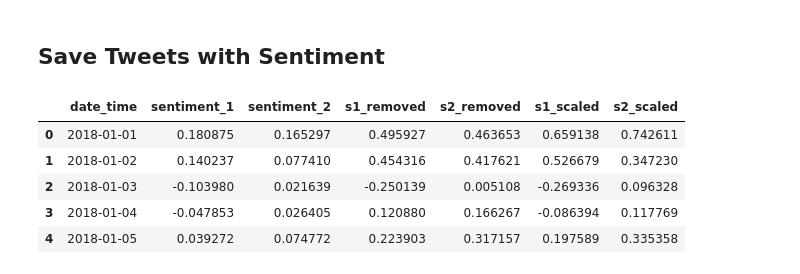
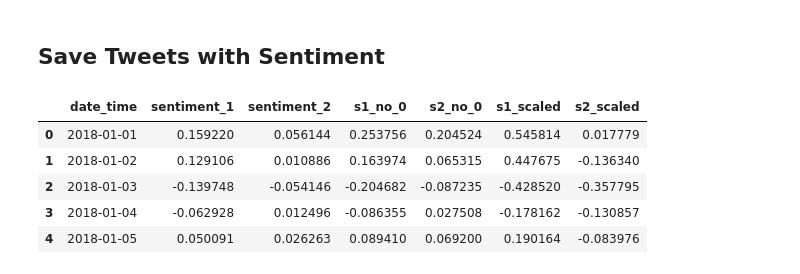
Before and after one commit to erikajane/Predicting_Stock_With_Twitter_Sentiment, a Jupyter notebook: Sentiment Analysis on Tweets.ipynb, the cells around one changed output. Cells and saved outputs as stored; diff of their text form; code cells hidden in the pictures.

```diff
--- a/Sentiment Analysis on Tweets.ipynb
+++ b/Sentiment Analysis on Tweets.ipynb
@@ -124,0 +100,9 @@ tesla_tweets.loc[mask]
+# %%
+# Preview how sentiment scores differ on different tweets
+
+pd.options.display.max_colwidth = 300
+random_subset = tweets.sample(n=10)
+random_subset = random_subset.drop(columns=['id', 'date_time'])
+random_subset.rename(columns={'tweet':'Original Tweet'})
+random_subset = random_subset.rename(columns={'tweet': 'Original Tweet', 'clean_tweet': 'Cleaned Tweet', 'sentiment_1': 'Vader Sentiment', 'sentiment_2':'TextBlob Sentiment'})
+random_subset.head(10)
@@ -450,12 +442,12 @@ filepath = r'/Users/erikadauria/Flatiron/Projects/Tesla_Twitter_Sentiment_Analys
 # %%
 daily_sentiment.to_csv(filepath, header=True)
 # %%
-test = pd.read_csv('daily_sentiment_all.csv')
+test = pd.read_csv('daily_sentiment_scores.csv')
 test.head()
 # %% [output]
-|  | date_time | sentiment_1 | sentiment_2 | s1_removed | s2_removed | s1_scaled | s2_scaled |
-| 0 | 2018-01-01 | 0.180875 | 0.165297 | 0.495927 | 0.463653 | 0.659138 | 0.742611 |
-| 1 | 2018-01-02 | 0.140237 | 0.077410 | 0.454316 | 0.417621 | 0.526679 | 0.347230 |
-| 2 | 2018-01-03 | -0.103980 | 0.021639 | -0.250139 | 0.005108 | -0.269336 | 0.096328 |
-| 3 | 2018-01-04 | -0.047853 | 0.026405 | 0.120880 | 0.166267 | -0.086394 | 0.117769 |
-| 4 | 2018-01-05 | 0.039272 | 0.074772 | 0.223903 | 0.317157 | 0.197589 | 0.335358 |
+|  | date_time | sentiment_1 | sentiment_2 | s1_no_0 | s2_no_0 | s1_scaled | s2_scaled |
+| 0 | 2018-01-01 | 0.159220 | 0.056144 | 0.253756 | 0.204524 | 0.545814 | 0.017779 |
+| 1 | 2018-01-02 | 0.129106 | 0.010886 | 0.163974 | 0.065315 | 0.447675 | -0.136340 |
+| 2 | 2018-01-03 | -0.139748 | -0.054146 | -0.204682 | -0.087235 | -0.428520 | -0.357795 |
+| 3 | 2018-01-04 | -0.062928 | 0.012496 | -0.086355 | 0.027508 | -0.178162 | -0.130857 |
+| 4 | 2018-01-05 | 0.050091 | 0.026263 | 0.089410 | 0.069200 | 0.190164 | -0.083976 |
```
Also changed, not shown: parts of 59 cells of this notebook, 4 other files.
